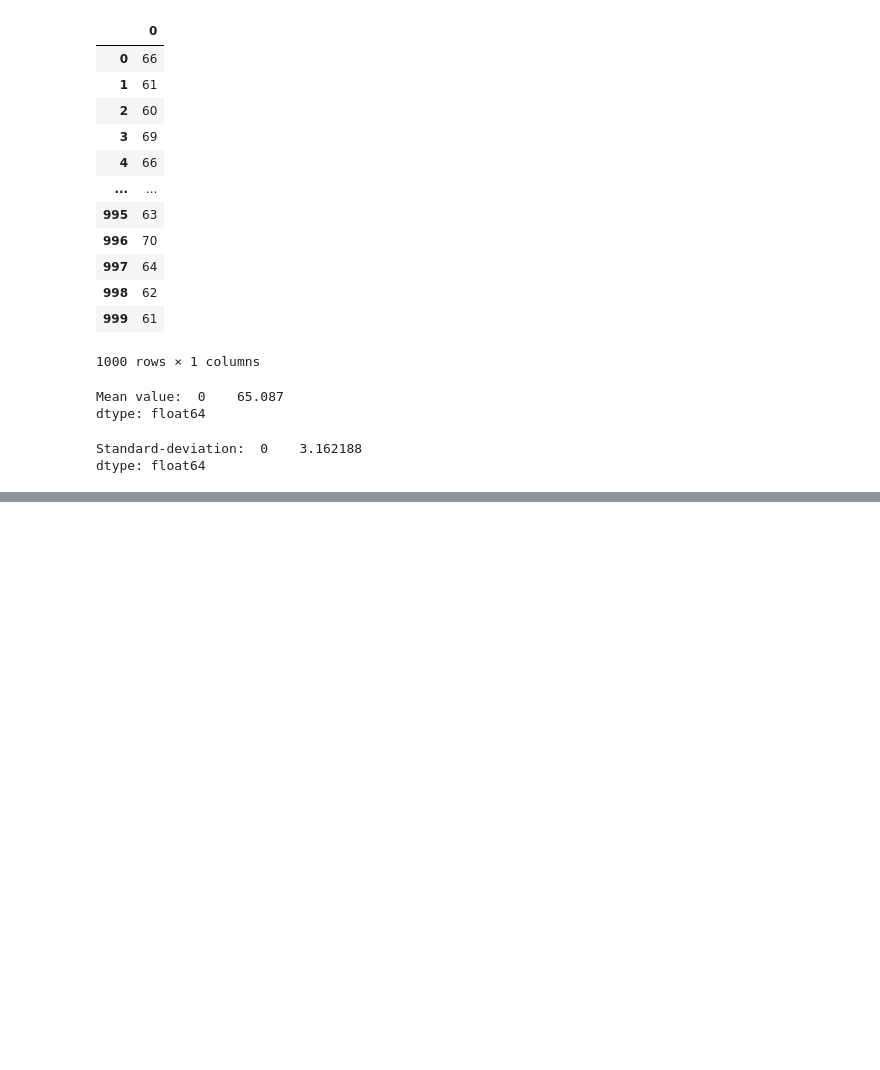
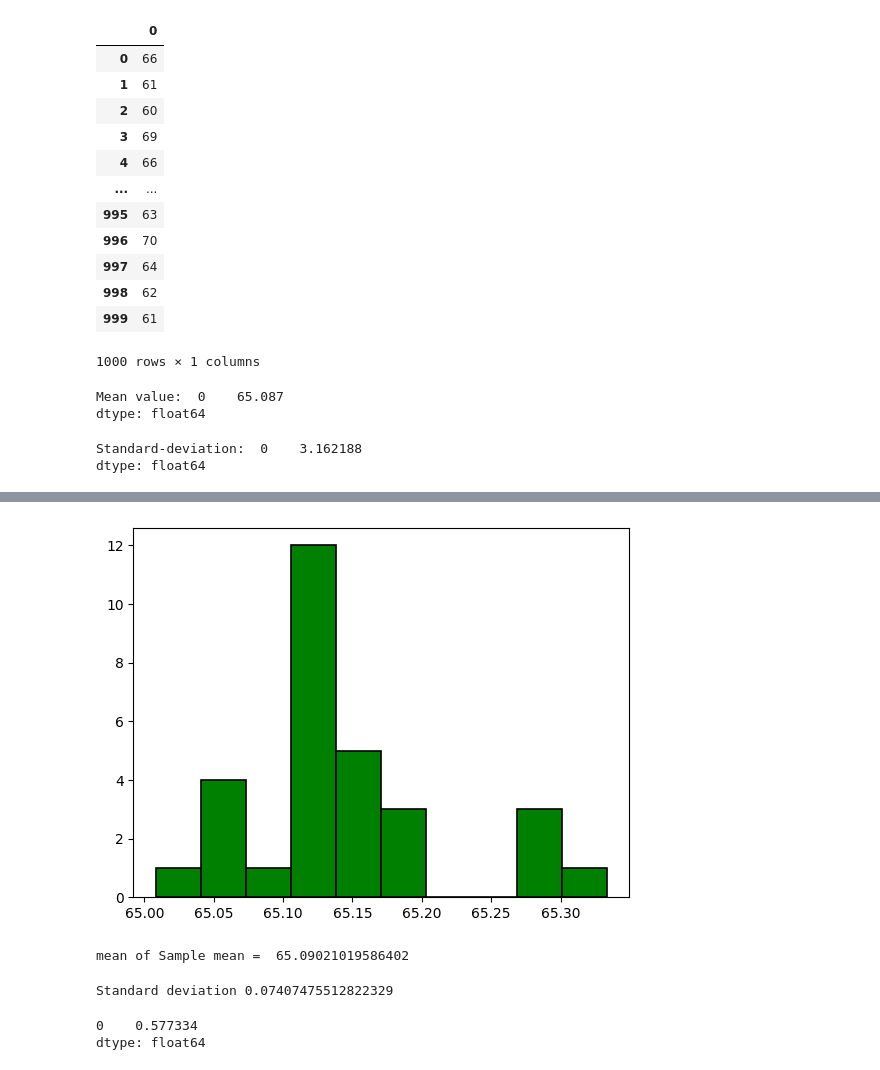
Before and after one commit to AnkitSingh0702/DataScience_Assignments, a Jupyter notebook: Excercise/q1.ipynb, the cells around one changed output, grey strips where cells are left out. Drawn from its saved outputs; the diff is of its cells as text; code cells hidden in the pictures; blank space fills up the shorter version.

```diff
--- a/Excercise/q1.ipynb
+++ b/Excercise/q1.ipynb
@@ -53,0 +79,22 @@ plt.show()
+# %%
+#7
+plt.hist(Smean , bins=10, color='green', edgecolor='black', linewidth=1.2)
+
+plt.show()
+# %% [output]
+[figure, added]
+# %%
+#8
+print("mean of Sample mean: ",np.mean(Smean))
+# %% [output]
+mean of Sample mean =  65.09021019586402
+# %%
+print('Standard deviation: ', np.std(Smean))
+# %% [output]
+Standard deviation 0.07407475512822329
+# %%
+import math
+print(std/math.sqrt(30))
+# %% [output]
+0    0.577334
+dtype: float64
```
Also changed, not shown: parts of 5 cells of this notebook.
